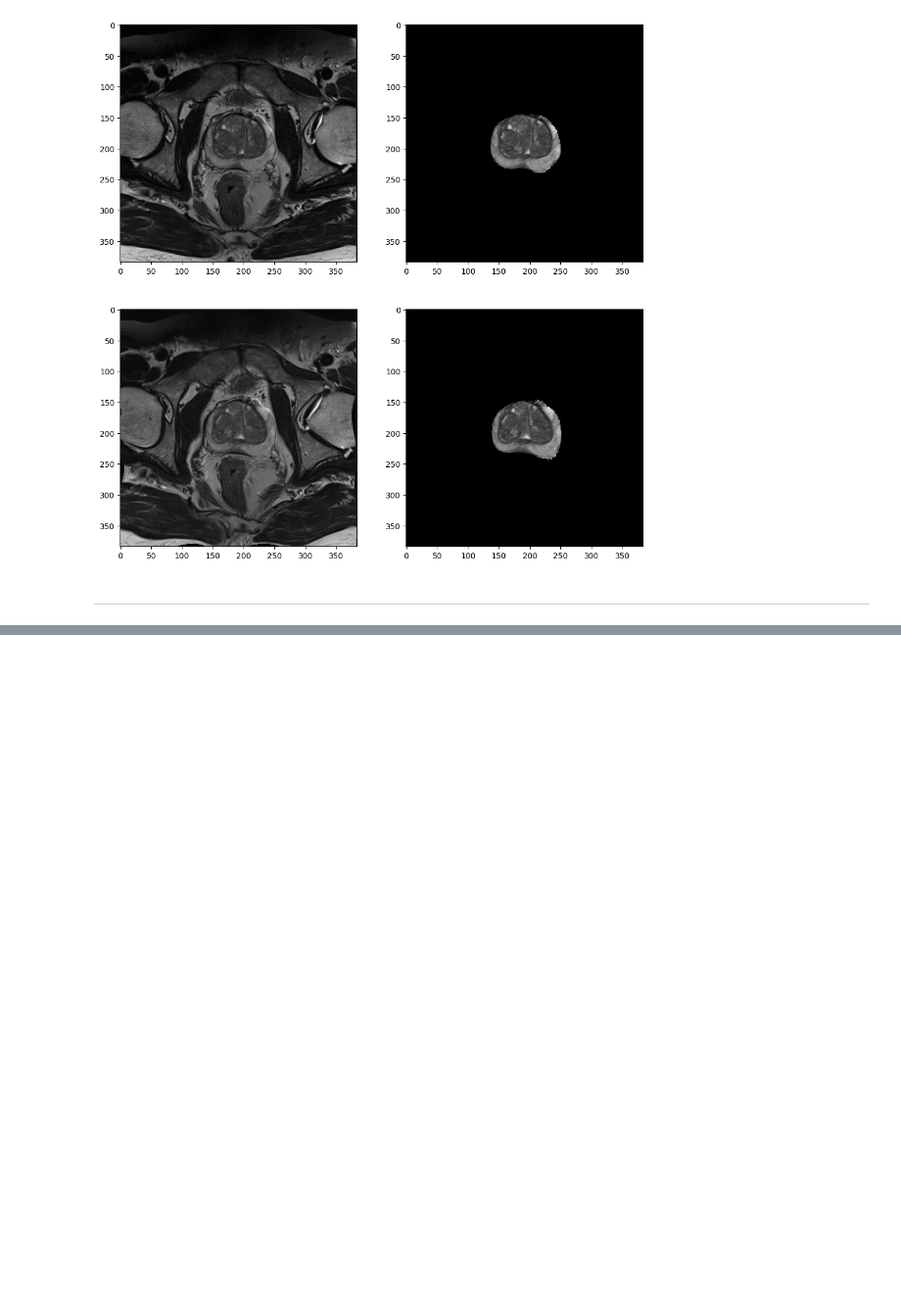
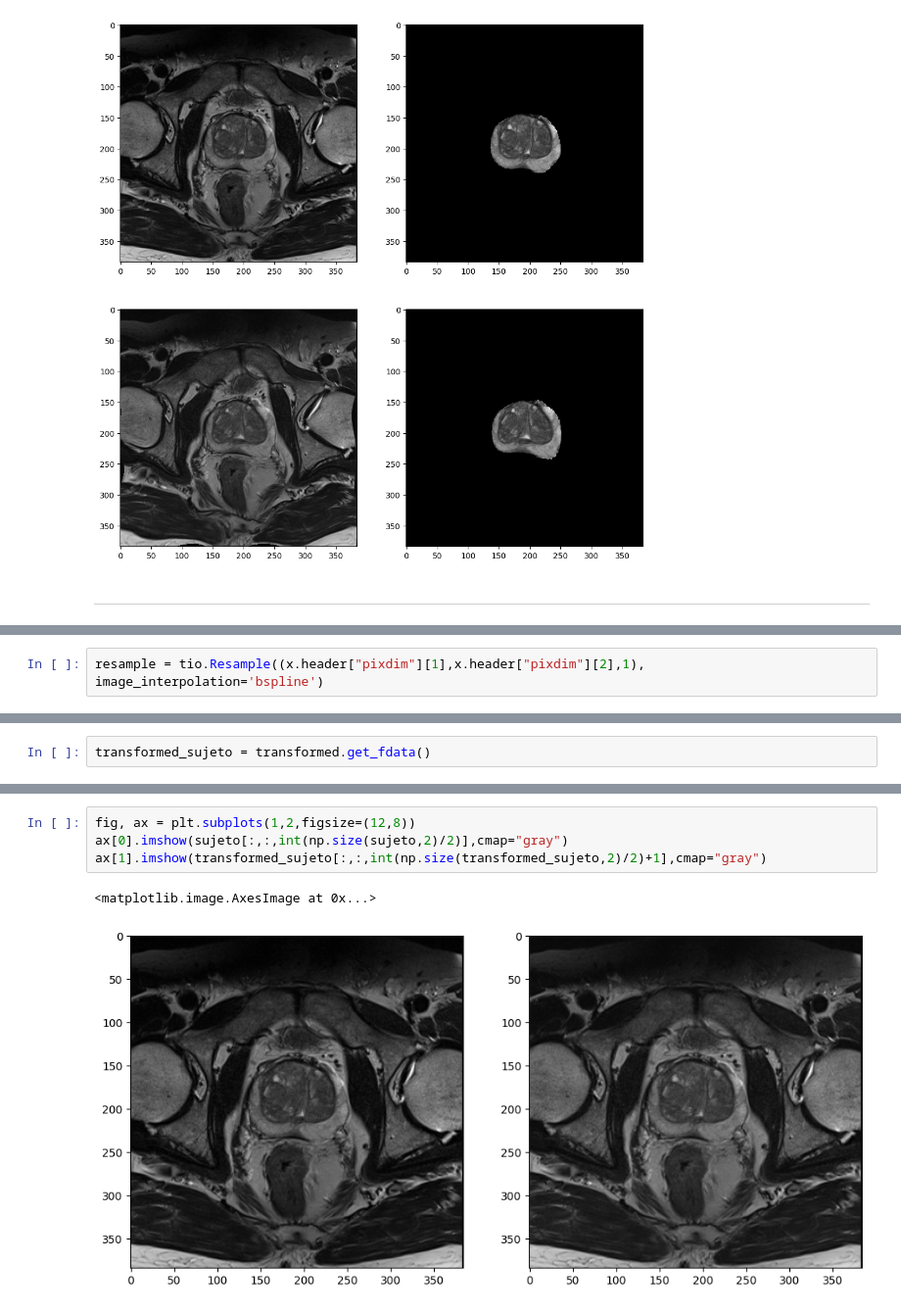
Before and after one commit to mpierangeli/PFI, a Jupyter notebook: viewer.ipynb, the cells around one changed output, grey strips where cells are left out. Shown at 98% size. Cells and saved outputs as stored; diff of their text form; blank space fills up the shorter version.

```diff
--- a/viewer.ipynb
+++ b/viewer.ipynb
@@ -176,0 +149,2 @@ ax[2].imshow(imgor[11,:,:]-img[11,:,:],cmap="gray")
+# %%
+resample = tio.Resample((x.header["pixdim"][1],x.header["pixdim"][2],1), image_interpolation='bspline')
@@ -176,0 +166,2 @@ ax[2].imshow(imgor[11,:,:]-img[11,:,:],cmap="gray")
+# %%
+transformed_sujeto = transformed.get_fdata()
@@ -176,0 +176,7 @@ ax[2].imshow(imgor[11,:,:]-img[11,:,:],cmap="gray")
+# %%
+fig, ax = plt.subplots(1,2,figsize=(12,8))
+ax[0].imshow(sujeto[:,:,int(np.size(sujeto,2)/2)],cmap="gray")
+ax[1].imshow(transformed_sujeto[:,:,int(np.size(transformed_sujeto,2)/2)+1],cmap="gray")
+# %% [output]
+<matplotlib.image.AxesImage at 0x...>
+[figure, added]
```
Also changed, not shown: parts of 13 cells of this notebook, 2 other files.
